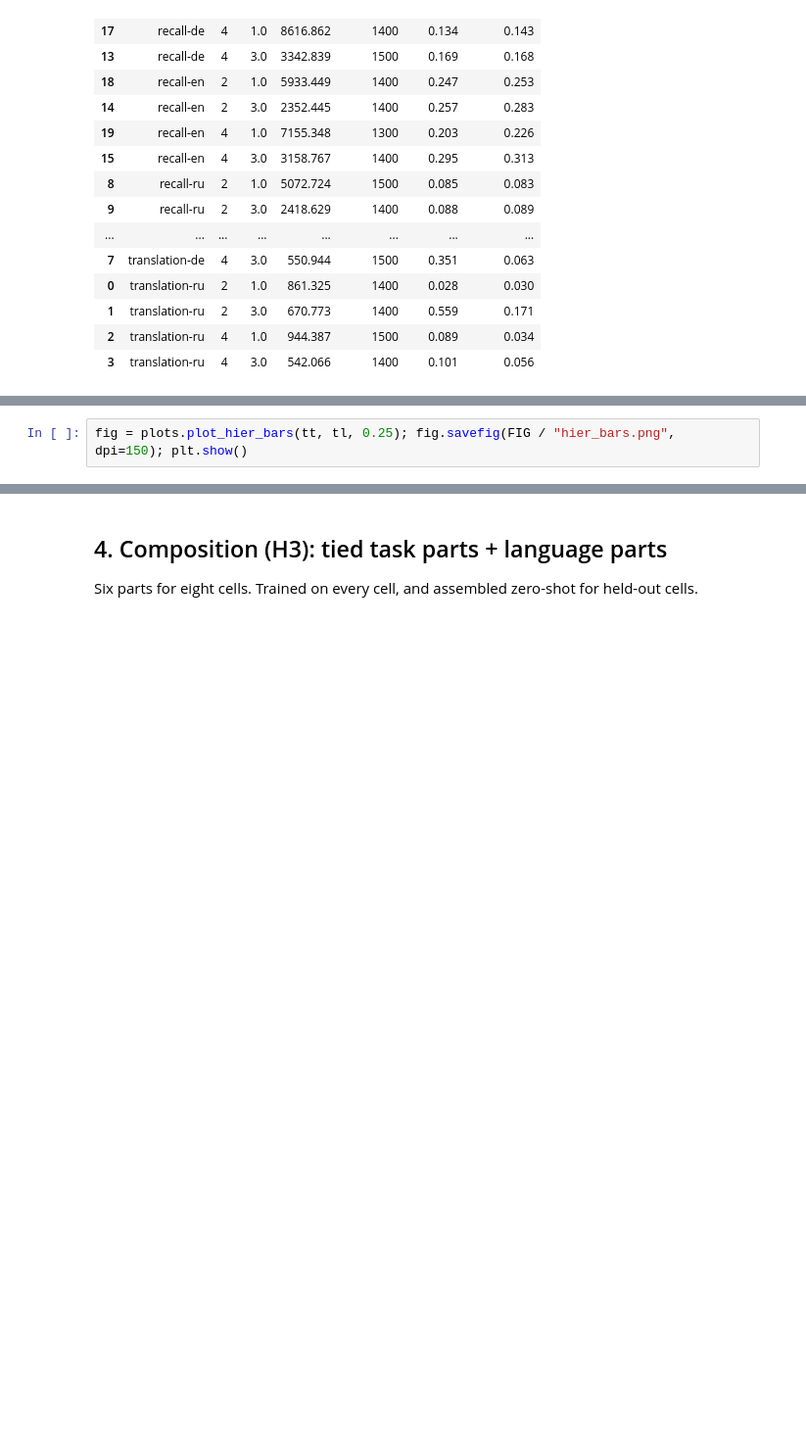
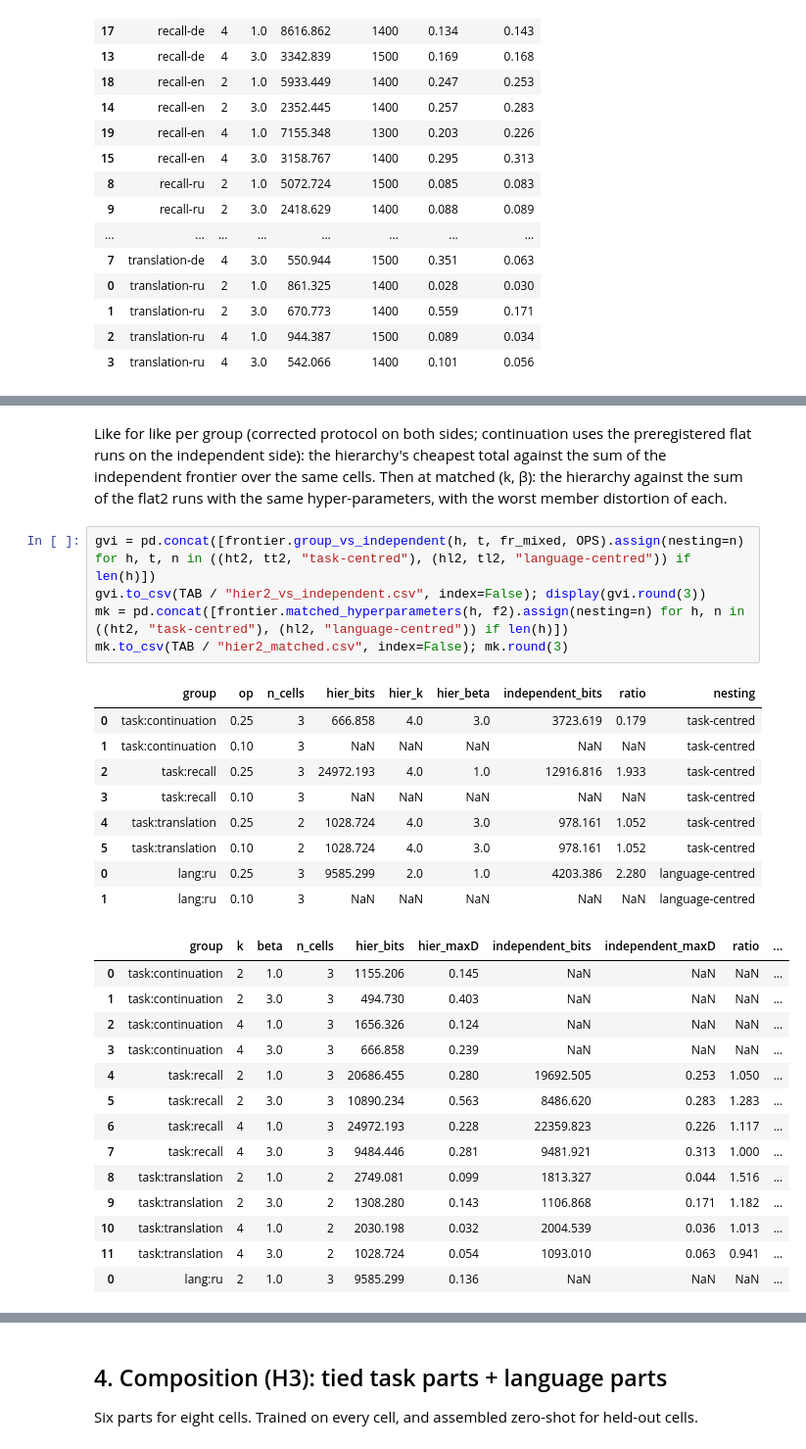
Before and after one commit to sirotenkogeorgii/prefix-programs, a Jupyter notebook: notebooks/01_figures.ipynb, the cells around one changed output, grey strips where cells are left out. Shown at 98% size. Cells and saved outputs as stored; diff of their text form; blank space fills up the shorter version.

```diff
--- a/notebooks/01_figures.ipynb
+++ b/notebooks/01_figures.ipynb
@@ -243,2 +269,31 @@ cmp.to_csv(TAB / "scheme_comparison.csv", index=False); cmp
-# %%
-fig = plots.plot_hier_bars(tt, tl, 0.25); fig.savefig(FIG / "hier_bars.png", dpi=150); plt.show()
+# %% [markdown]
+Like for like per group (corrected protocol on both sides; continuation uses the preregistered flat runs on the independent side): the hierarchy's cheapest total against the sum of the independent frontier over the same cells. Then at matched (k, β): the hierarchy against the sum of the flat2 runs with the same hyper-parameters, with the worst member distortion of each.
+# %%
+gvi = pd.concat([frontier.group_vs_independent(h, t, fr_mixed, OPS).assign(nesting=n) for h, t, n in ((ht2, tt2, "task-centred"), (hl2, tl2, "language-centred")) if len(h)])
+gvi.to_csv(TAB / "hier2_vs_independent.csv", index=False); display(gvi.round(3))
+mk = pd.concat([frontier.matched_hyperparameters(h, f2).assign(nesting=n) for h, n in ((ht2, "task-centred"), (hl2, "language-centred")) if len(h)])
+mk.to_csv(TAB / "hier2_matched.csv", index=False); mk.round(3)
+# %% [output]
+|  | group | op | n_cells | hier_bits | hier_k | hier_beta | independent_bits | ratio | nesting |
+| 0 | task:continuation | 0.25 | 3 | 666.858 | 4.0 | 3.0 | 3723.619 | 0.179 | task-centred |
+| 1 | task:continuation | 0.10 | 3 | NaN | NaN | NaN | NaN | NaN | task-centred |
+| 2 | task:recall | 0.25 | 3 | 24972.193 | 4.0 | 1.0 | 12916.816 | 1.933 | task-centred |
+| 3 | task:recall | 0.10 | 3 | NaN | NaN | NaN | NaN | NaN | task-centred |
+| 4 | task:translation | 0.25 | 2 | 1028.724 | 4.0 | 3.0 | 978.161 | 1.052 | task-centred |
+| 5 | task:translation | 0.10 | 2 | 1028.724 | 4.0 | 3.0 | 978.161 | 1.052 | task-centred |
+| 0 | lang:ru | 0.25 | 3 | 9585.299 | 2.0 | 1.0 | 4203.386 | 2.280 | language-centred |
+| 1 | lang:ru | 0.10 | 3 | NaN | NaN | NaN | NaN | NaN | language-centred |
+|  | group | k | beta | n_cells | hier_bits | hier_maxD | independent_bits | independent_maxD | ratio | ... |
+| 0 | task:continuation | 2 | 1.0 | 3 | 1155.206 | 0.145 | NaN | NaN | NaN | ... |
+| 1 | task:continuation | 2 | 3.0 | 3 | 494.730 | 0.403 | NaN | NaN | NaN | ... |
+| 2 | task:continuation | 4 | 1.0 | 3 | 1656.326 | 0.124 | NaN | NaN | NaN | ... |
+| 3 | task:continuation | 4 | 3.0 | 3 | 666.858 | 0.239 | NaN | NaN | NaN | ... |
+| 4 | task:recall | 2 | 1.0 | 3 | 20686.455 | 0.280 | 19692.505 | 0.253 | 1.050 | ... |
+| 5 | task:recall | 2 | 3.0 | 3 | 10890.234 | 0.563 | 8486.620 | 0.283 | 1.283 | ... |
+| 6 | task:recall | 4 | 1.0 | 3 | 24972.193 | 0.228 | 22359.823 | 0.226 | 1.117 | ... |
+| 7 | task:recall | 4 | 3.0 | 3 | 9484.446 | 0.281 | 9481.921 | 0.313 | 1.000 | ... |
+| 8 | task:translation | 2 | 1.0 | 2 | 2749.081 | 0.099 | 1813.327 | 0.044 | 1.516 | ... |
+| 9 | task:translation | 2 | 3.0 | 2 | 1308.280 | 0.143 | 1106.868 | 0.171 | 1.182 | ... |
+| 10 | task:translation | 4 | 1.0 | 2 | 2030.198 | 0.032 | 2004.539 | 0.036 | 1.013 | ... |
+| 11 | task:translation | 4 | 3.0 | 2 | 1028.724 | 0.054 | 1093.010 | 0.063 | 0.941 | ... |
+| 0 | lang:ru | 2 | 1.0 | 3 | 9585.299 | 0.136 | NaN | NaN | NaN | ... |
```
Also changed, not shown: parts of 12 cells of this notebook, 20 other files.
